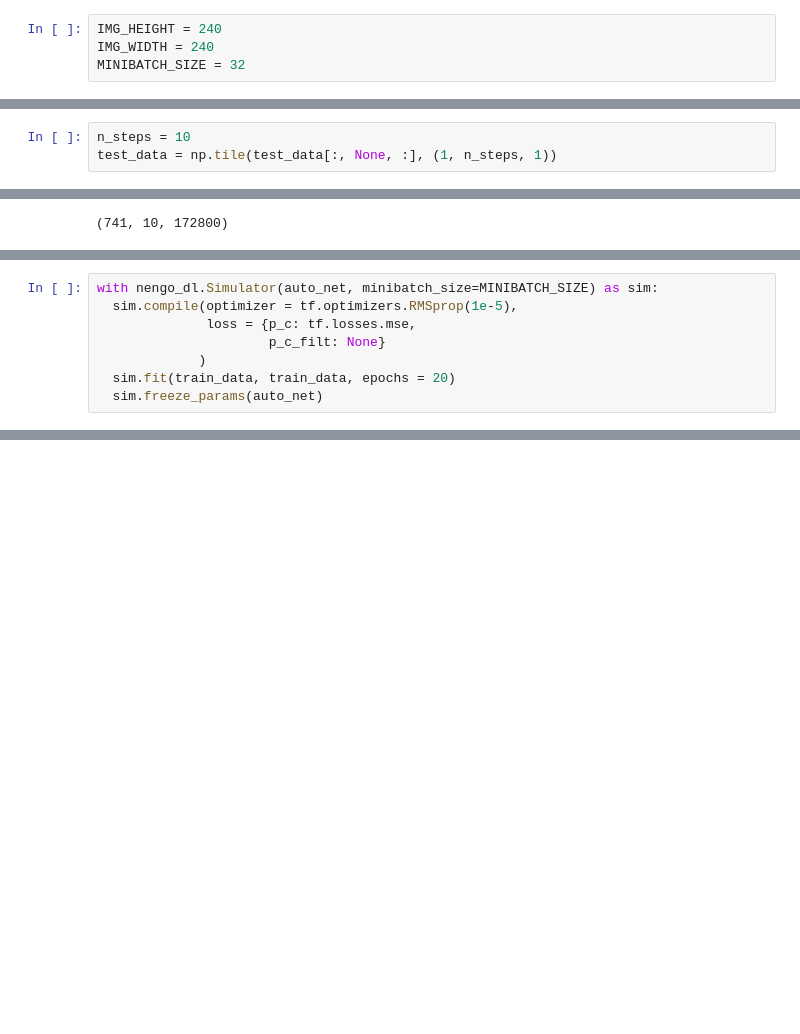
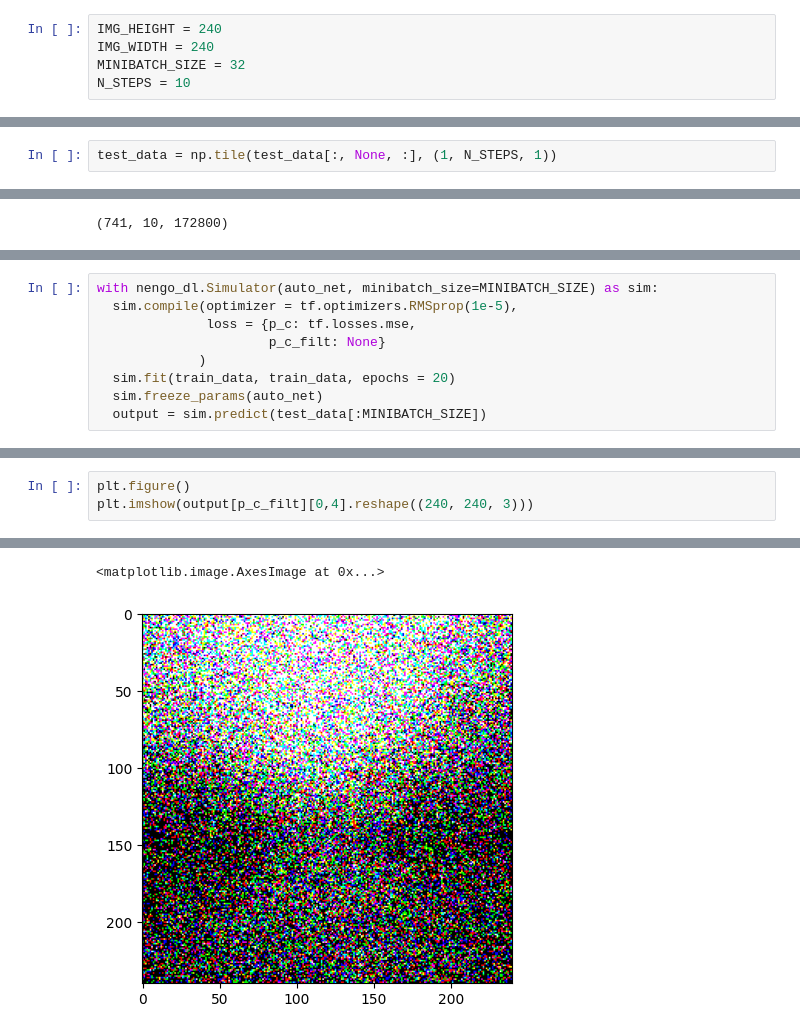
Before and after one commit to aidaaminian/snn-self-driving, a Jupyter notebook: bproj_autoencoder.ipynb, the cells around one changed output, grey strips where cells are left out. Cells and saved outputs as stored; diff of their text form; blank space fills up the shorter version.

Commit message:
feat: visualize predicted pictures

```diff
--- a/bproj_autoencoder.ipynb
+++ b/bproj_autoencoder.ipynb
@@ -63,6 +63,7 @@ from urllib.request import urlretrieve
 IMG_HEIGHT = 240
 IMG_WIDTH = 240
 MINIBATCH_SIZE = 32
+N_STEPS = 10
 # %%
 dir_path = '/content/'
 # %%
@@ -148,8 +150,7 @@ train_data.shape
 # %% [output]
 (741, 1, 172800)
 # %%
-n_steps = 10
-test_data = np.tile(test_data[:, None, :], (1, n_steps, 1))
+test_data = np.tile(test_data[:, None, :], (1, N_STEPS, 1))
 # %%
 test_data.shape
 # %% [output]
@@ -198,5 +199,6 @@ with nengo_dl.Simulator(auto_net, minibatch_size=MINIBATCH_SIZE) as sim:
              )
   sim.fit(train_data, train_data, epochs = 20)
   sim.freeze_params(auto_net)
+  output = sim.predict(test_data[:MINIBATCH_SIZE])
 # %% [output]
 |############         Building network (20%)                     | ETA: 0:00:00
@@ -224,0 +226,4 @@ Epoch 20/20
+# %%
+plt.figure()
+plt.imshow(output[p_c_filt][0,4].reshape((240, 240, 3)))
+# %% [output]
@@ -224,0 +231,2 @@ Epoch 20/20
+<matplotlib.image.AxesImage at 0x...>
+[figure, added]
```
Also changed, not shown: parts of 8 cells of this notebook.
